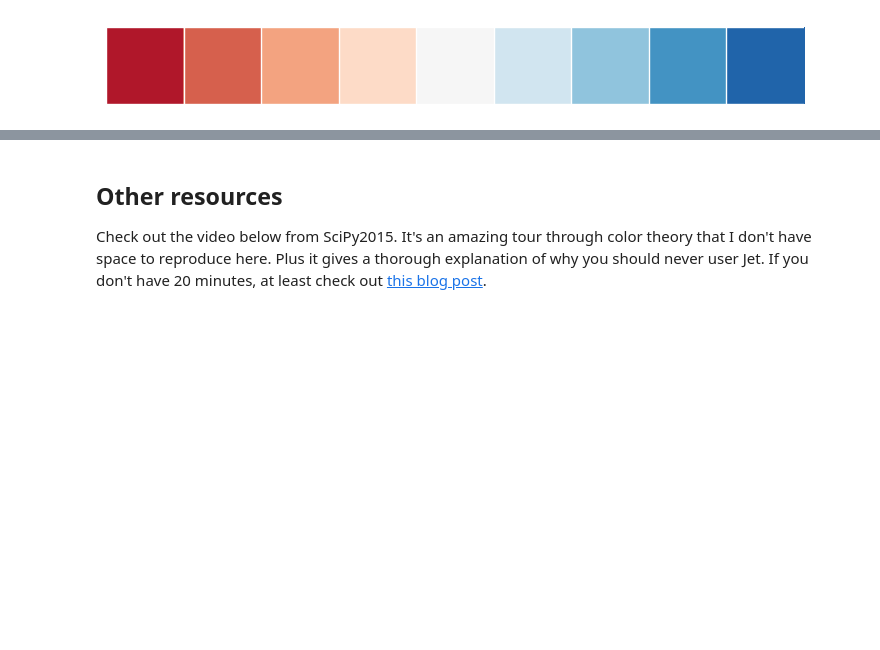
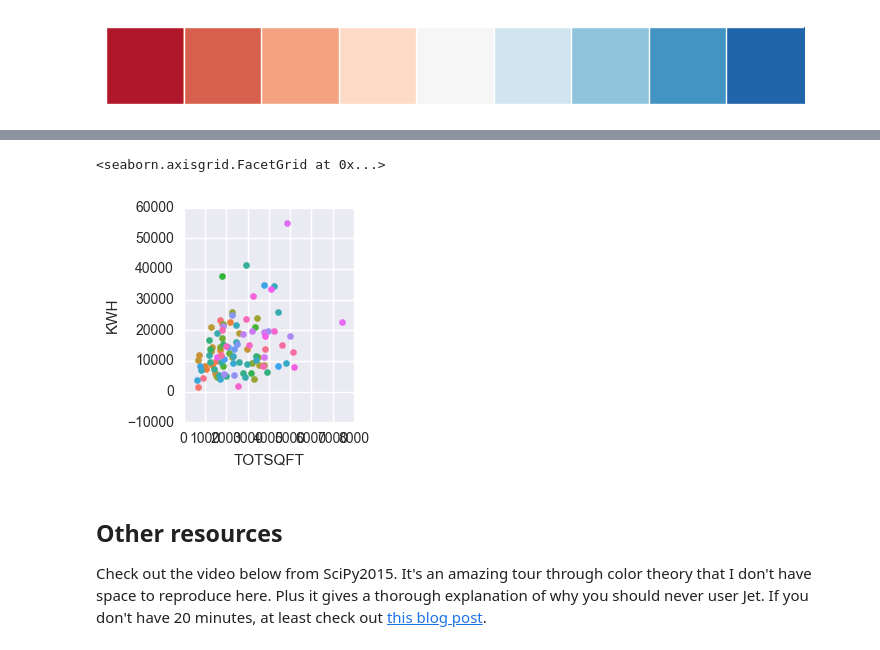
Before and after one commit to gschivley/Visualization-tutorial, a Jupyter notebook: Visualization tutorial.ipynb, the cells around one changed output, grey strips where cells are left out. Drawn from its saved outputs; the diff is of its cells as text; code cells hidden in the pictures; blank space fills up the shorter version.

```diff
--- a/Visualization tutorial.ipynb
+++ b/Visualization tutorial.ipynb
@@ -322,3 +340,11 @@ sns.palplot(sns.color_palette('RdBu', 9))
+# %%
+data = house.sample(100)
+data['income diff from mean'] = data['Income'] - data['Income'].mean()
+g = sns.FacetGrid(data, hue='income diff from mean')
+g.map(plt.scatter, 'TOTSQFT', 'KWH', cmap='RdBu')
+# %% [output]
+<seaborn.axisgrid.FacetGrid at 0x...>
+[figure, added]
 # %% [markdown]
 ## Other resources
 Check out the video below from SciPy2015. It's an amazing tour through color theory that I don't have space to reproduce here. Plus it gives a thorough explanation of why you should never user Jet. If you don't have 20 minutes, at least check out [this blog post](http://jakevdp.github.io/blog/2014/10/16/how-bad-is-your-colormap/).
```
Also changed, not shown: parts of 8 cells of this notebook.
